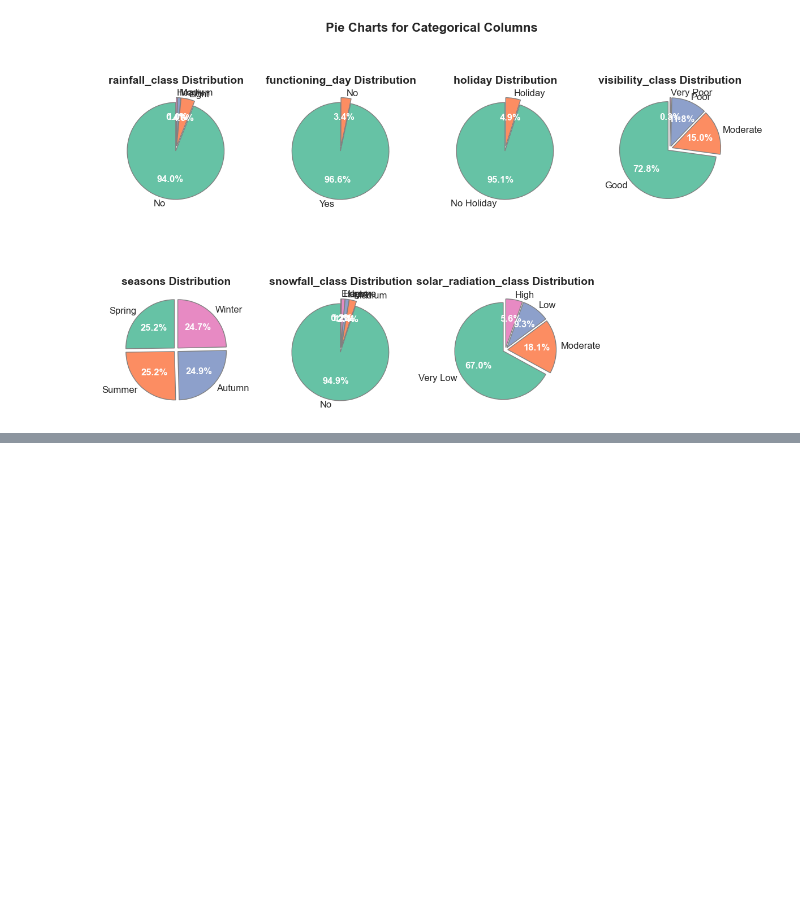
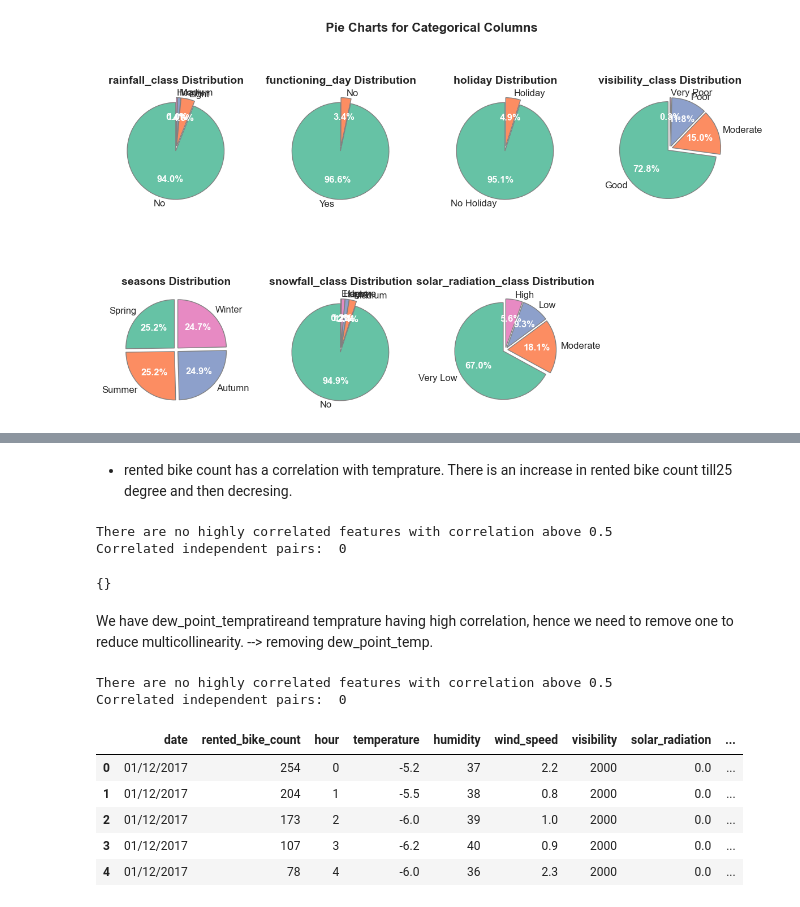
Before and after one commit to manuelmj39/bike-demand-prediction, a Jupyter notebook: notebooks/data-analysis.ipynb, the cells around one changed output, grey strips where cells are left out. Cells and saved outputs as stored; diff of their text form; code cells hidden in the pictures; blank space fills up the shorter version.

```diff
--- a/notebooks/data-analysis.ipynb
+++ b/notebooks/data-analysis.ipynb
@@ -636,0 +690,59 @@ plot_multiple_pie_charts(raw_df, columns=set(cat_cols) - {'date'})
+# %% [markdown]
+* rented bike count has a correlation with temprature. There is an increase in rented bike count till25 degree and then decresing.
+# %%
+# Check multicollinearity Independent Pairs
+def print_highly_correlated(df, features, threshold=0.5):
+    corr_df = df[features].corr('spearman') # get correlations
+    correlated_features = np.where(np.abs(corr_df) > threshold) # select ones above the abs threshold
+    correlated_features = [(corr_df.iloc[x,y], x, y) for x, y in zip(*correlated_features) if x != y and x < y] # avoid duplication
+    s_corr_list = sorted(correlated_features, key=lambda x: -abs(x[0])) # sort by correlation value
+
+    pairs = {}
+
+    if s_corr_list == []:
+        print("There are no highly correlated features with correlation above", threshold)
+    else:
+        for v, i, j in s_corr_list:
+            cols = df[features].columns
+            pairs["%s and %s" % (corr_df.index[i], corr_df.columns[j])] = v
+
+            # print ("%s and %s = %.3f" % (corr_df.index[i], corr_df.columns[j], v))
+
+    return pairs
+
+corr_pairs = print_highly_correlated(raw_df, cont_cols)
+print("Correlated independent pairs: ", len(corr_pairs.keys()))
+
+corr_pairs
+# %% [output]
+There are no highly correlated features with correlation above 0.5
+Correlated independent pairs:  0
+{}
+# %% [markdown]
+We have dew_point_tempratireand temprature having high correlation, hence we need to remove one to reduce multicollinearity.
+--> removing dew_point_temp.
+# %%
+# Remove higly correlated features
+def remove_multicollinear_features(raw_df):
+    features_to_remove = ['dew_point_temperature']
+
+    return raw_df.drop(features_to_remove, axis=1)
+
+raw_df = remove_multicollinear_features(raw_df)
+num_cols.remove('dew_point_temperature')    # Update numerical column list
+cont_cols.remove('dew_point_temperature')    # Update numerical column list
+
+#Check correlation again
+corr_pairs = print_highly_correlated(raw_df, cont_cols)
+print("Correlated independent pairs: ", len(corr_pairs.keys()))
+
+raw_df.head()
+# %% [output]
+There are no highly correlated features with correlation above 0.5
+Correlated independent pairs:  0
+|  | date | rented_bike_count | hour | temperature | humidity | wind_speed | visibility | solar_radiation | ... |
+| 0 | 01/12/2017 | 254 | 0 | -5.2 | 37 | 2.2 | 2000 | 0.0 | ... |
+| 1 | 01/12/2017 | 204 | 1 | -5.5 | 38 | 0.8 | 2000 | 0.0 | ... |
+| 2 | 01/12/2017 | 173 | 2 | -6.0 | 39 | 1.0 | 2000 | 0.0 | ... |
+| 3 | 01/12/2017 | 107 | 3 | -6.2 | 40 | 0.9 | 2000 | 0.0 | ... |
+| 4 | 01/12/2017 | 78 | 4 | -6.0 | 36 | 2.3 | 2000 | 0.0 | ... |
```
Also changed, not shown: parts of 7 cells of this notebook.
